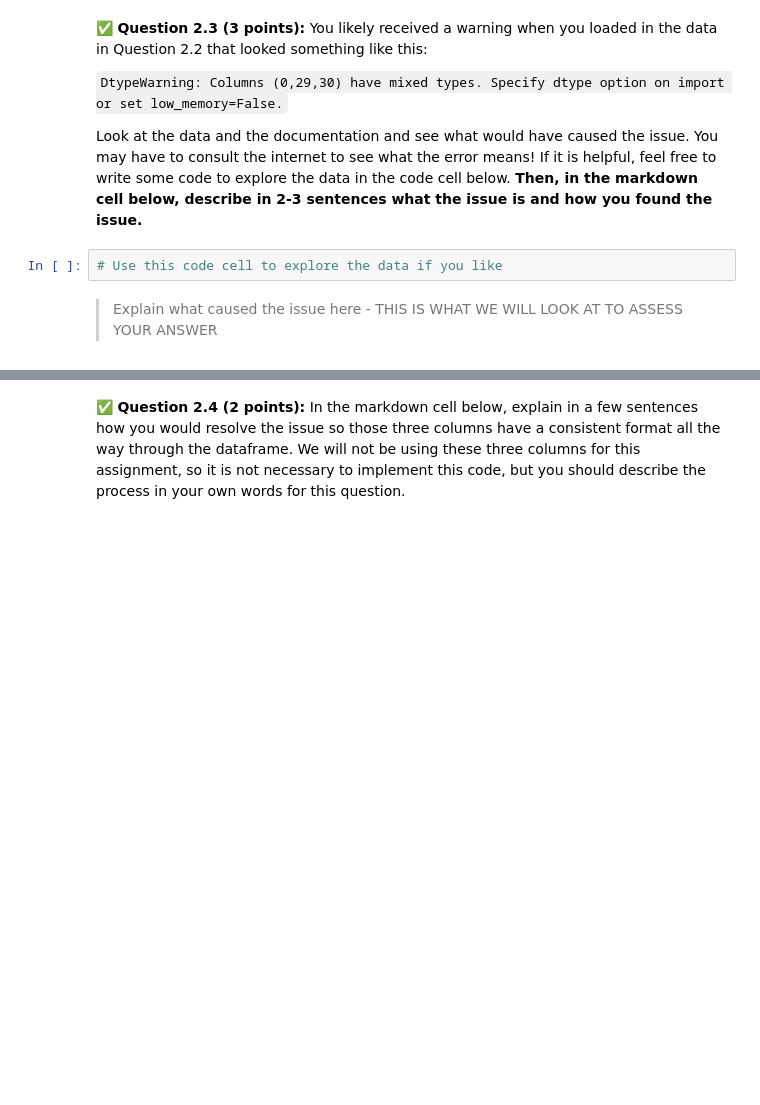
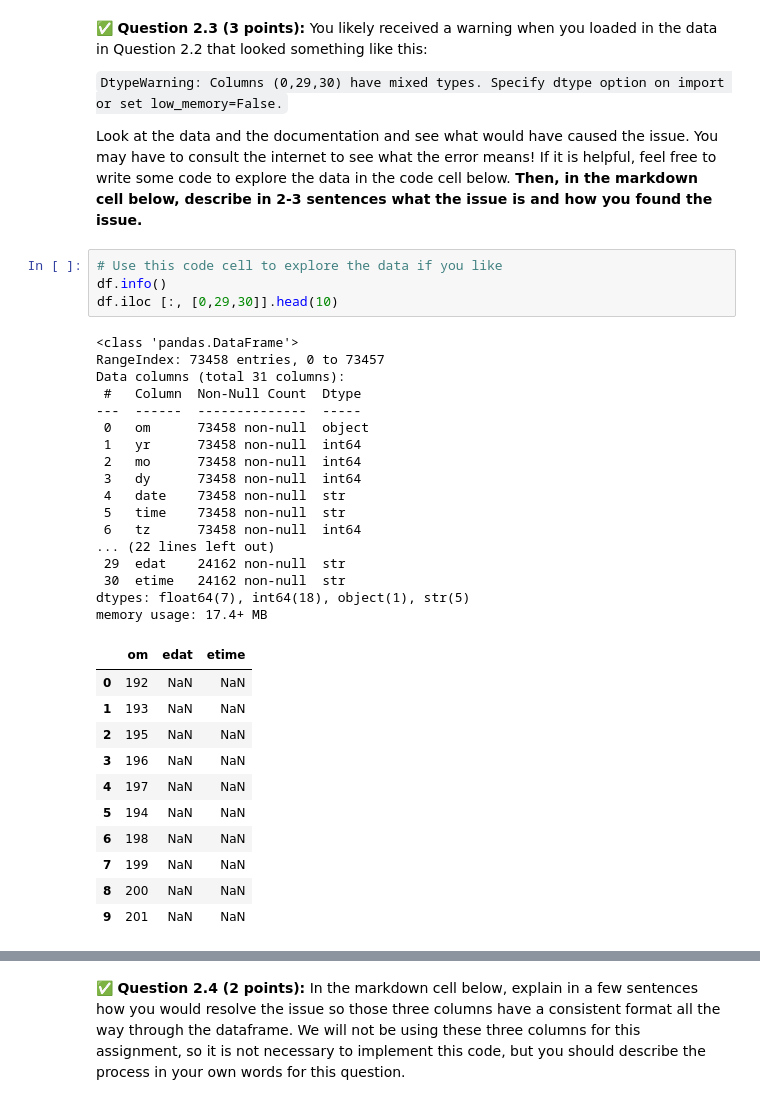
Before and after one commit to natzkej1/CMSE202-f26-turnin, a Jupyter notebook: hw-01/HW01-GitPandasPackagesClasses-Jacob-Natzke.ipynb, the cells around one changed output, grey strips where cells are left out. Drawn from its saved outputs; the diff is of its cells as text; blank space fills up the shorter version.

```diff
--- a/hw-01/HW01-GitPandasPackagesClasses-Jacob-Natzke.ipynb
+++ b/hw-01/HW01-GitPandasPackagesClasses-Jacob-Natzke.ipynb
@@ -258,7 +274,34 @@ You will need to use the description substantially when you complete this assign
 Look at the data and the documentation and see what would have caused the issue.  You may have to consult the internet to see what the error means!  If it is helpful, feel free to write some code to explore the data in the code cell below.  **Then, in the markdown cell below, describe in 2-3 sentences what the issue is and how you found the issue.**
 # %%
 # Use this code cell to explore the data if you like
+df.info()
+df.iloc [:, [0,29,30]].head(10)
+# %% [output]
+<class 'pandas.DataFrame'>
+RangeIndex: 73458 entries, 0 to 73457
+Data columns (total 31 columns):
+ #   Column  Non-Null Count  Dtype
+---  ------  --------------  -----
+ 0   om      73458 non-null  object
+ 1   yr      73458 non-null  int64
+ 2   mo      73458 non-null  int64
+ 3   dy      73458 non-null  int64
+ 4   date    73458 non-null  str
+ 5   time    73458 non-null  str
+ 6   tz      73458 non-null  int64
+... (22 lines left out)
+ 29  edat    24162 non-null  str
+ 30  etime   24162 non-null  str
+dtypes: float64(7), int64(18), object(1), str(5)
+memory usage: 17.4+ MB
+|  | om | edat | etime |
+| 0 | 192 | NaN | NaN |
+| 1 | 193 | NaN | NaN |
+| 2 | 195 | NaN | NaN |
+| 3 | 196 | NaN | NaN |
+| 4 | 197 | NaN | NaN |
+| 5 | 194 | NaN | NaN |
+| 6 | 198 | NaN | NaN |
+| 7 | 199 | NaN | NaN |
+| 8 | 200 | NaN | NaN |
+| 9 | 201 | NaN | NaN |
-# %% [markdown]
->
-> Explain what caused the issue here - THIS IS WHAT WE WILL LOOK AT TO ASSESS YOUR ANSWER
->
```
Also changed, not shown: parts of 23 cells of this notebook.
